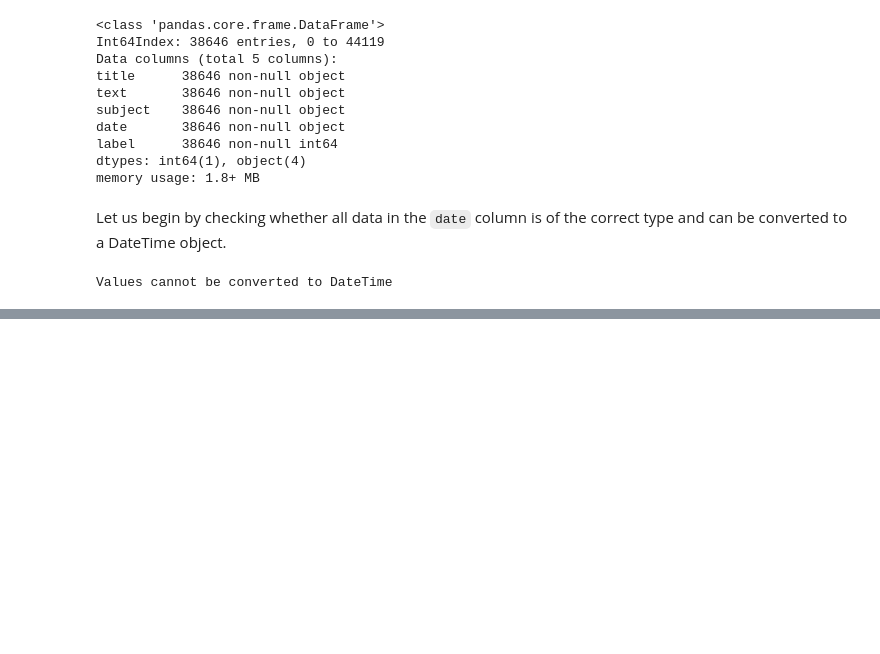
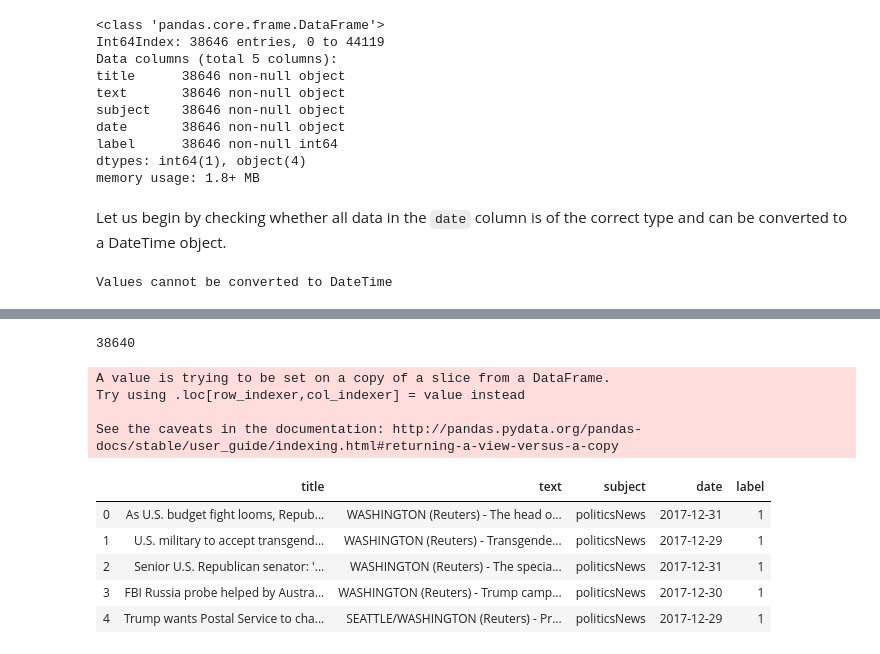
Before and after one commit to nadinezab/fake-news, a Jupyter notebook: 1_EDA.ipynb, the cells around one changed output, grey strips where cells are left out. Cells and saved outputs as stored; diff of their text form; code cells hidden in the pictures; blank space fills up the shorter version.

Commit message:
Add: Clean data completed

```diff
--- a/1_EDA.ipynb
+++ b/1_EDA.ipynb
@@ -172,0 +175,19 @@ Values cannot be converted to DateTime
+# %%
+def is_date(string):
+    '''
+    Checks if a string can be converted into a datetime object.
+    Arguments:
+    - string
+    Returns:
+    - True if can be converted to DateTime object
+    - False otherwise
+    '''
+    try:
+        date = pd.to_datetime(string)
+        return True
+    except ValueError:
+        return False
+# %%
+# Apply function
+df2 = df[df['date'].apply(is_date)]
+df2.head()
@@ -172,0 +201,19 @@ Values cannot be converted to DateTime
+# %%
+len(df2)
+# %% [output]
+38640
+# %%
+# Convert to date
+df2['date'] = pd.to_datetime(df2['date'])
+df2.head()
+# %% [output]
+A value is trying to be set on a copy of a slice from a DataFrame.
+Try using .loc[row_indexer,col_indexer] = value instead
+
+See the caveats in the documentation: http://pandas.pydata.org/pandas-docs/stable/user_guide/indexing.html#returning-a-view-versus-a-copy
+|  | title | text | subject | date | label |
+| 0 | As U.S. budget fight looms, Repub... | WASHINGTON (Reuters) - The head o... | politicsNews | 2017-12-31 | 1 |
+| 1 | U.S. military to accept transgend... | WASHINGTON (Reuters) - Transgende... | politicsNews | 2017-12-29 | 1 |
+| 2 | Senior U.S. Republican senator: '... | WASHINGTON (Reuters) - The specia... | politicsNews | 2017-12-31 | 1 |
+| 3 | FBI Russia probe helped by Austra... | WASHINGTON (Reuters) - Trump camp... | politicsNews | 2017-12-30 | 1 |
+| 4 | Trump wants Postal Service to cha... | SEATTLE/WASHINGTON (Reuters) - Pr... | politicsNews | 2017-12-29 | 1 |
```
Also changed, not shown: parts of 11 cells of this notebook.
